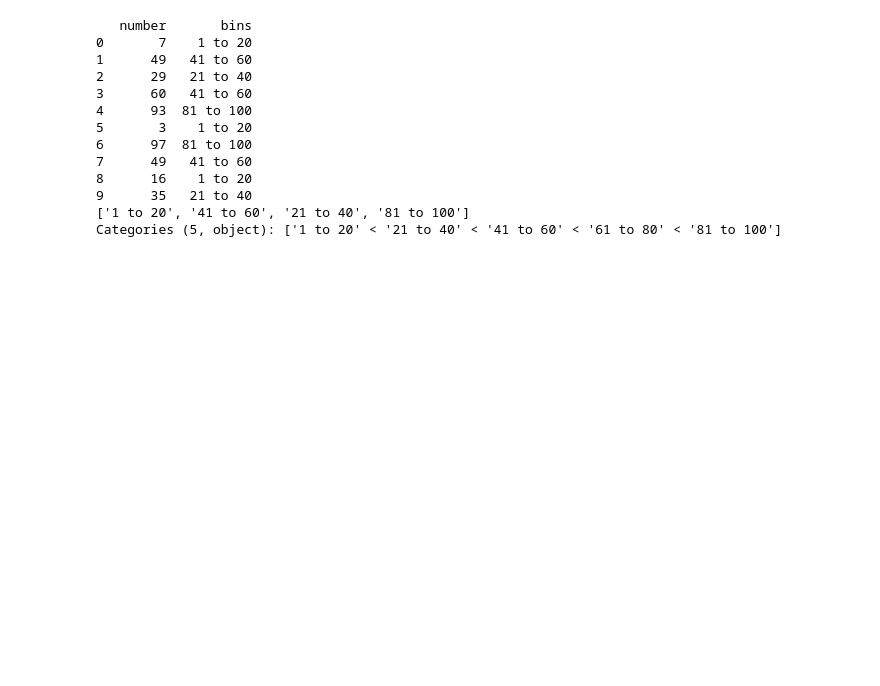
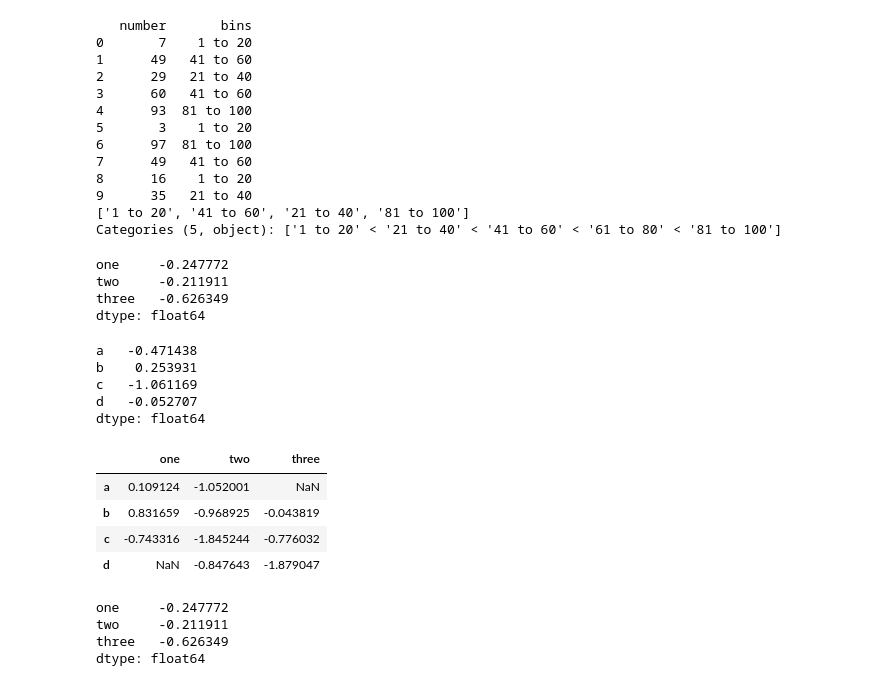
Before and after one commit to navyaanejathegreat/py_libraries, a Jupyter notebook: pandas.ipynb, the cells around one changed output. Saved outputs shown, nothing was run; the diff lists cells and outputs as text; code cells hidden in the pictures; blank space fills up the shorter version.

```diff
--- a/pandas.ipynb
+++ b/pandas.ipynb
@@ -564,3 +564,19 @@ print(df['bins'].unique())
 9      35   21 to 40
 ['1 to 20', '41 to 60', '21 to 40', '81 to 100']
 Categories (5, object): ['1 to 20' < '21 to 40' < '41 to 60' < '61 to 80' < '81 to 100']
+# %%
+df = pd.DataFrame(
+    {
+        "one": pd.Series(np.random.randn(3), index=["a", "b", "c"]),
+        "two": pd.Series(np.random.randn(4), index=["a", "b", "c", "d"]),
+        "three": pd.Series(np.random.randn(3), index=["b", "c", "d"]),
+    }
+)
+# %%
+# Row or column-wise function application
+df.apply(lambda x: np.mean(x))
+# %% [output]
+one     -0.247772
+two     -0.211911
+three   -0.626349
+dtype: float64
@@ -566,0 +588,23 @@ Categories (5, object): ['1 to 20' < '21 to 40' < '41 to 60' < '61 to 80' < '81
+# %%
+df.apply(lambda x: np.mean(x), axis=1)
+# %% [output]
+a   -0.471438
+b    0.253931
+c   -1.061169
+d   -0.052707
+dtype: float64
+# %%
+df.apply(np.cumsum)
+# %% [output]
+|  | one | two | three |
+| a | 0.109124 | -1.052001 | NaN |
+| b | 0.831659 | -0.968925 | -0.043819 |
+| c | -0.743316 | -1.845244 | -0.776032 |
+| d | NaN | -0.847643 | -1.879047 |
+# %%
+df.apply("mean")
+# %% [output]
+one     -0.247772
+two     -0.211911
+three   -0.626349
+dtype: float64
```
Also changed, not shown: parts of 1 cell of this notebook.
